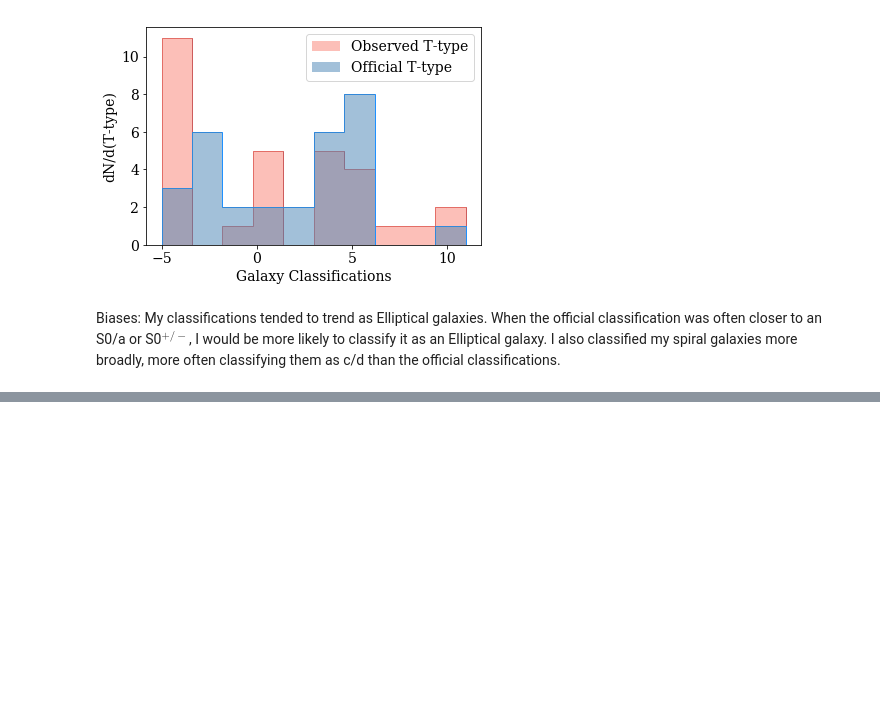
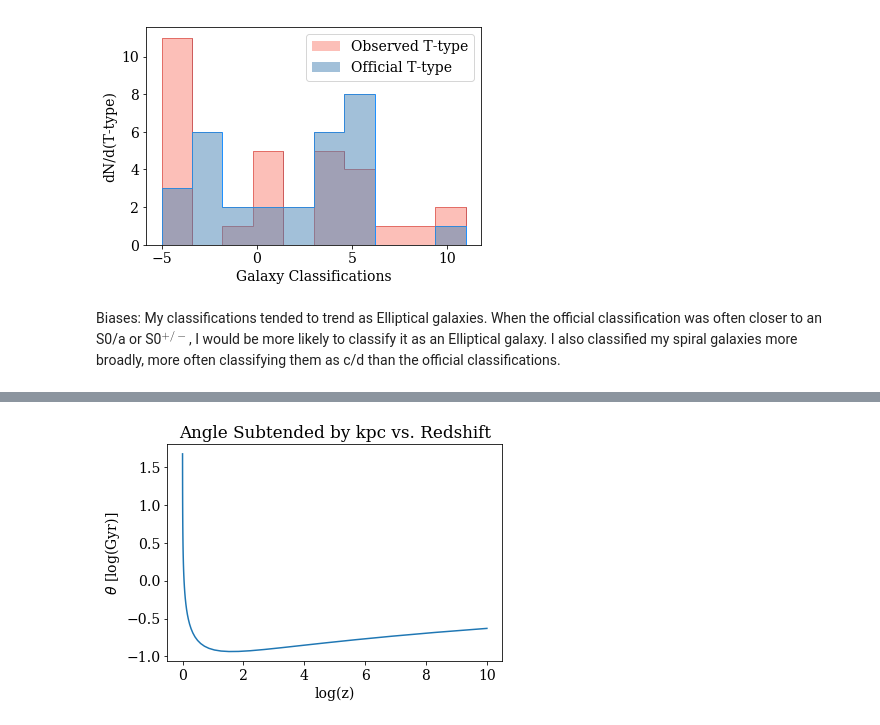
Before and after one commit to nnicolesanchez/AST512_EXOG_dalcanton, a Jupyter notebook: sanchez_problemset1.ipynb, the cells around one changed output, grey strips where cells are left out. Saved outputs shown, nothing was run; the diff lists cells and outputs as text; code cells hidden in the pictures; blank space fills up the shorter version.

```diff
--- a/sanchez_problemset1.ipynb
+++ b/sanchez_problemset1.ipynb
@@ -115,0 +132,18 @@ plt.show()
+# %%
+# Plot angle (in arcsecs) subtended by 1 kpc
+#def ang_subtended_by_1kpc(z):
+#    c_H0 = 3000 # c/H0 [Mpc/h]
+#    d    = 10.**-3   # kpc
+#    theta = d*(1+z)/(2*c_H0*(1-(1+z)**-0.5))
+#    return theta
+
+ang_kpc = cosmo.arcsec_per_kpc_proper(z)
+#print(ang_kpc)
+
+plt.plot(z,np.log10(ang_kpc.value))
+plt.title('Angle Subtended by kpc vs. Redshift')
+plt.ylabel(r'$\theta$ [log(Gyr)]')
+plt.xlabel('log(z)')
+plt.show()
+# %% [output]
+[figure, added]
```
Also changed, not shown: parts of 7 cells of this notebook.
